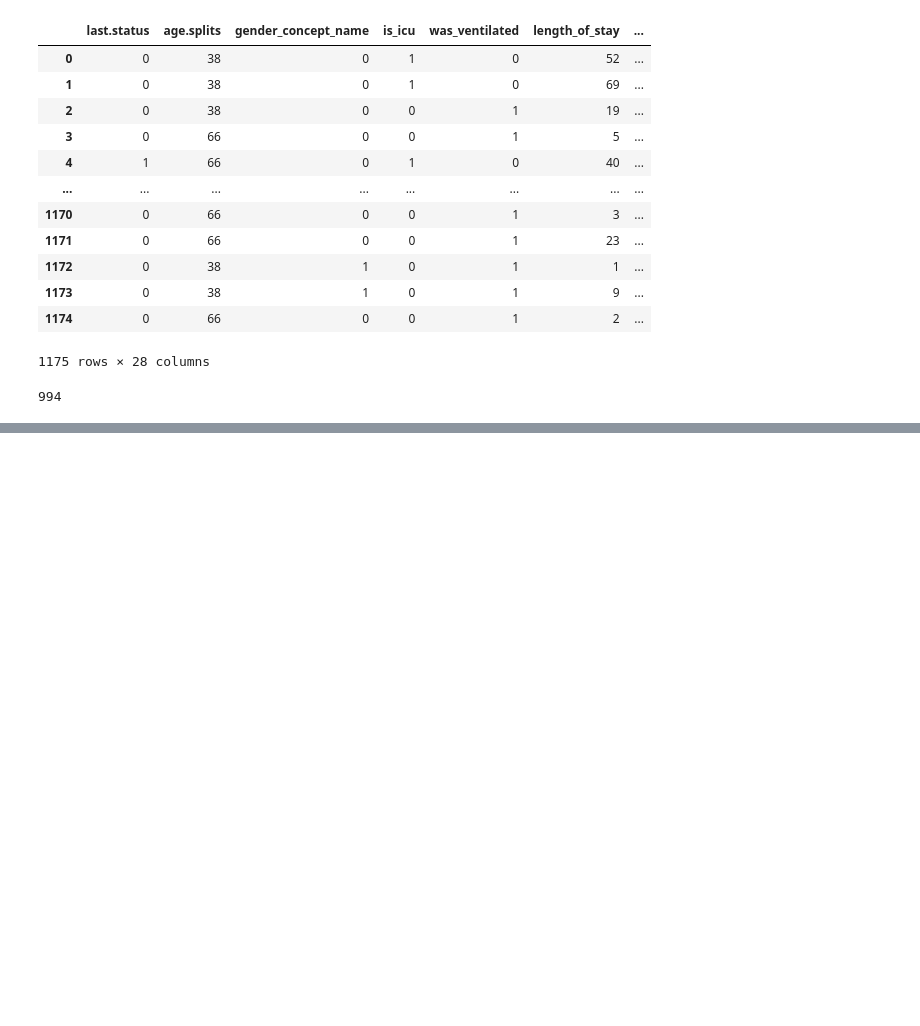
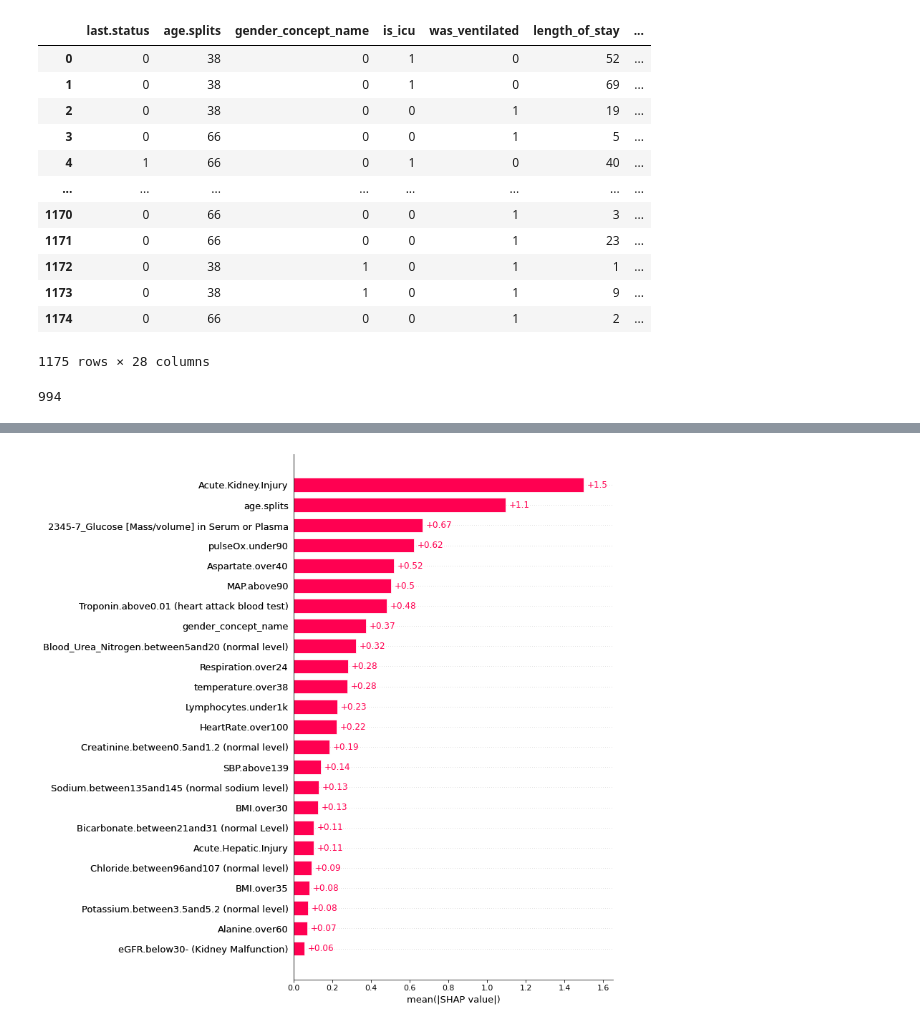
Before and after one commit to Maymayjon/COVID19PatientMortalityPredictor, a Jupyter notebook: App_predicter.ipynb, the cells around one changed output, grey strips where cells are left out. Saved outputs shown, nothing was run; the diff lists cells and outputs as text; code cells hidden in the pictures; blank space fills up the shorter version.

```diff
--- a/App_predicter.ipynb
+++ b/App_predicter.ipynb
@@ -80,0 +369,15 @@ score
+# %%
+import xgboost
+
+import shap
+
+# train XGBoost model
+X = dataframe
+y = Y.values
+model = xgboost.XGBClassifier().fit(X.values, y)
+
+# compute SHAP values
+explainer = shap.Explainer(model, X)
+shap_values = explainer(X)
+shap.plots.bar(shap_values, max_display=24)
+# %% [output]
@@ -80,0 +385 @@ score
+[figure, added]
```
Also changed, not shown: parts of 58 cells of this notebook.
